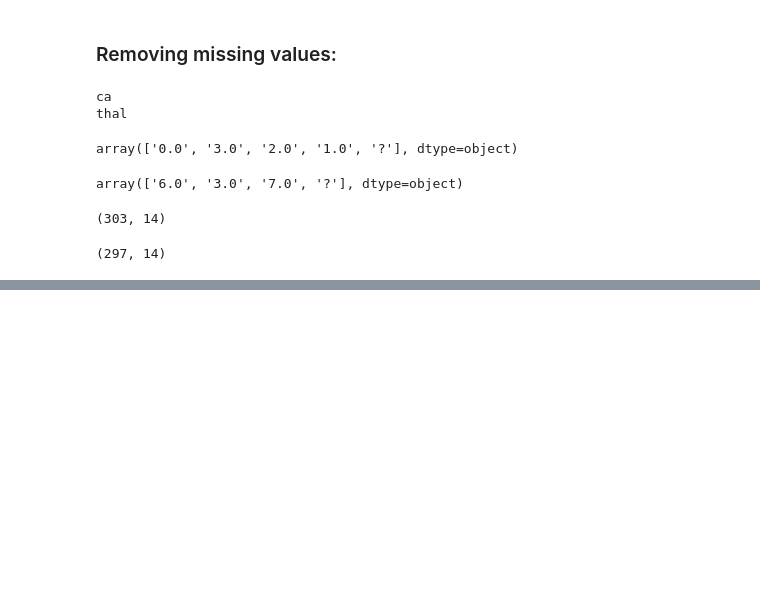
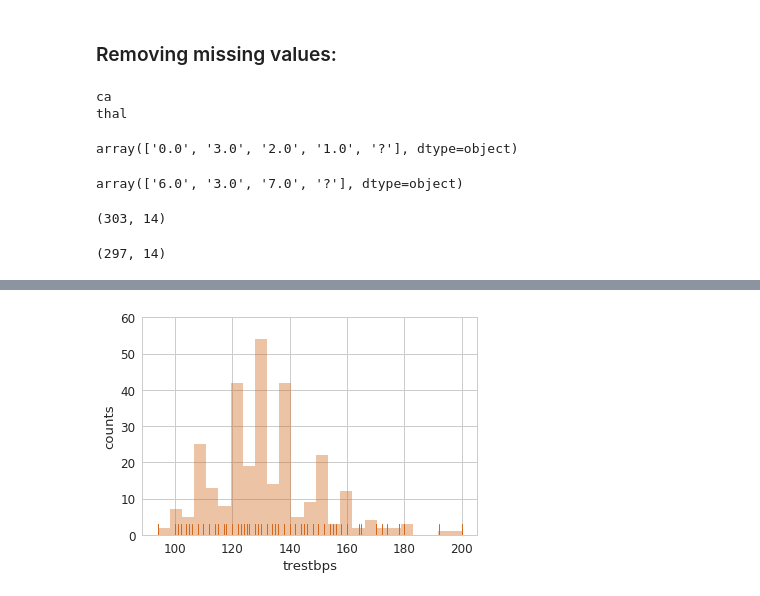
Before and after one commit to Nilabhra/jacobs_da_2017, a Jupyter notebook: assignment_1/assignment1.ipynb, the cells around one changed output, grey strips where cells are left out. Saved outputs shown, nothing was run; the diff lists cells and outputs as text; code cells hidden in the pictures; blank space fills up the shorter version.

```diff
--- a/assignment_1/assignment1.ipynb
+++ b/assignment_1/assignment1.ipynb
@@ -67,0 +83,6 @@ for i, p in enumerate(fig.patches):
+# %%
+fig = sns.distplot(data['trestbps'], kde=False, rug=True, bins=25, color='chocolate')
+_ = fig.axes.set_ylim(0, 60)
+_ = fig.set_ylabel('counts')
+# %% [output]
+[figure, added]
```
Also changed, not shown: parts of 7 cells of this notebook.
